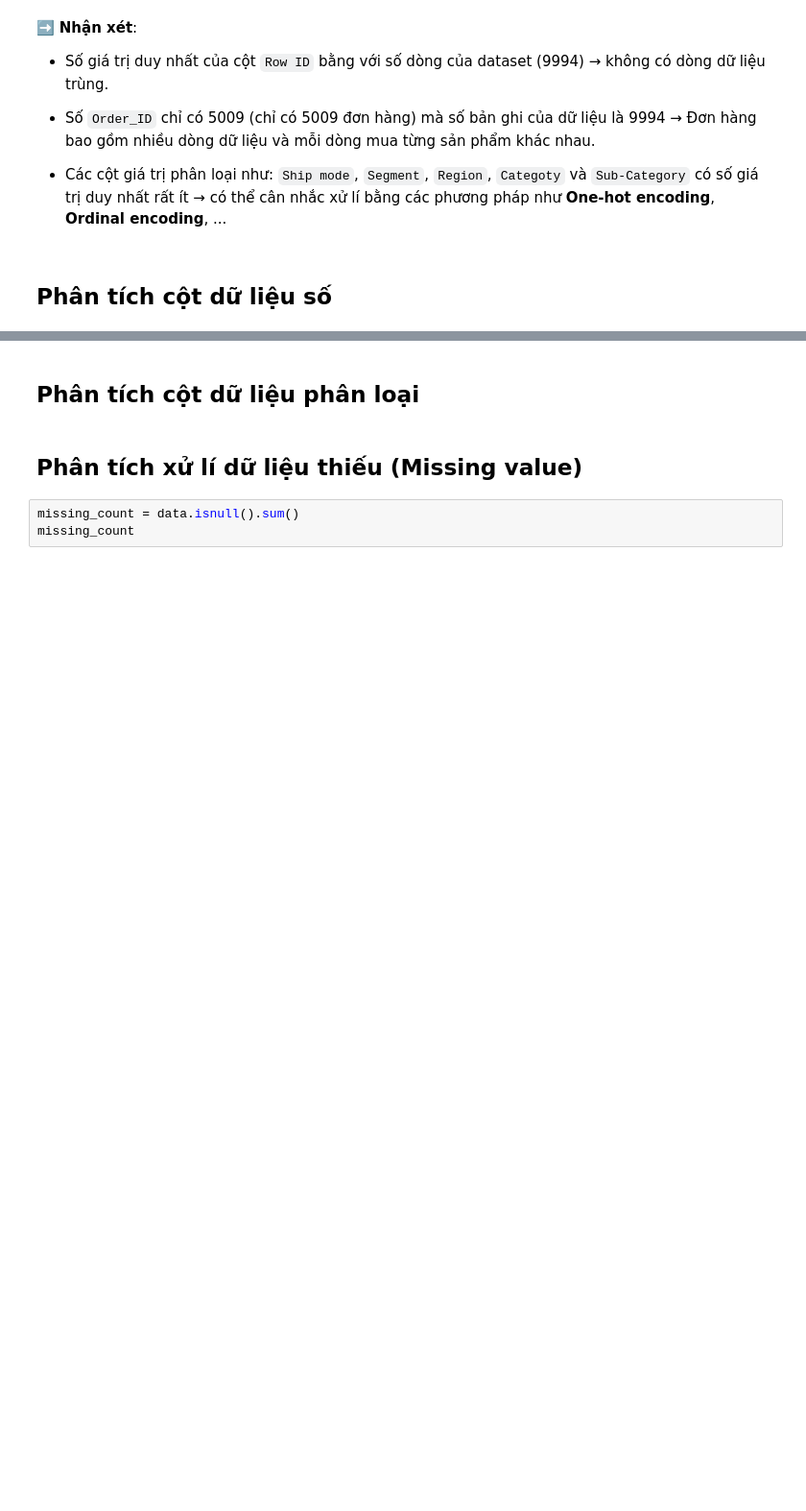
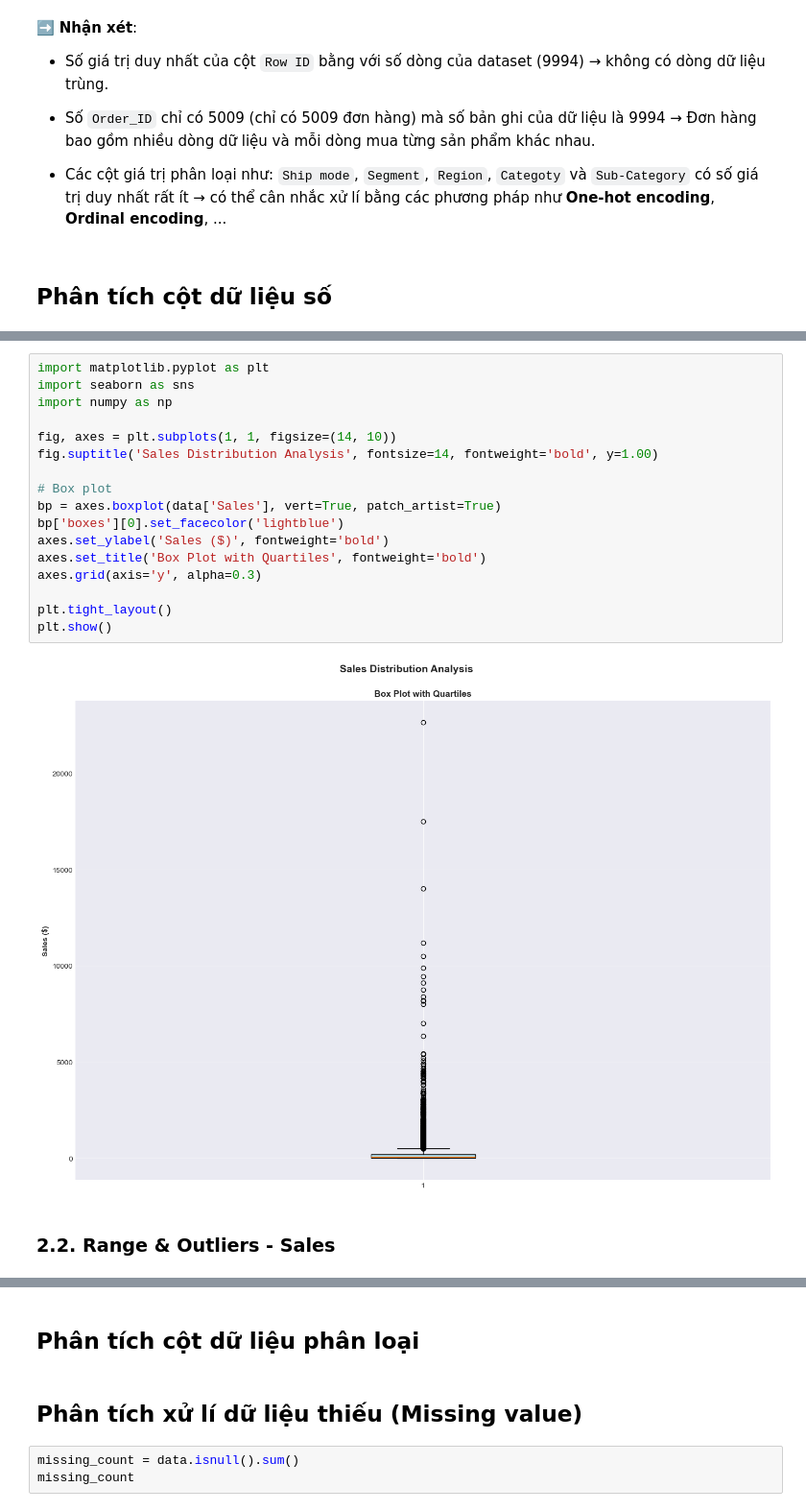
Before and after one commit to TThanhc/Superstore_Sales_Analysis, a Jupyter notebook: Data_CEPA.ipynb, the cells around one changed output, grey strips where cells are left out. Shown at 96% size. Saved outputs shown, nothing was run; the diff lists cells and outputs as text; blank space fills up the shorter version.

```diff
--- a/Data_CEPA.ipynb
+++ b/Data_CEPA.ipynb
@@ -299,0 +720,21 @@ plt.show()
+# %%
+import matplotlib.pyplot as plt
+import seaborn as sns
+import numpy as np
+
+fig, axes = plt.subplots(1, 1, figsize=(14, 10))
+fig.suptitle('Sales Distribution Analysis', fontsize=14, fontweight='bold', y=1.00)
+
+# Box plot
+bp = axes.boxplot(data['Sales'], vert=True, patch_artist=True)
+bp['boxes'][0].set_facecolor('lightblue')
+axes.set_ylabel('Sales ($)', fontweight='bold')
+axes.set_title('Box Plot with Quartiles', fontweight='bold')
+axes.grid(axis='y', alpha=0.3)
+
+plt.tight_layout()
+plt.show()
+# %% [output]
+[figure, added]
+# %% [markdown]
+### 2.2. Range & Outliers - Sales
```
Also changed, not shown: parts of 55 cells of this notebook.
